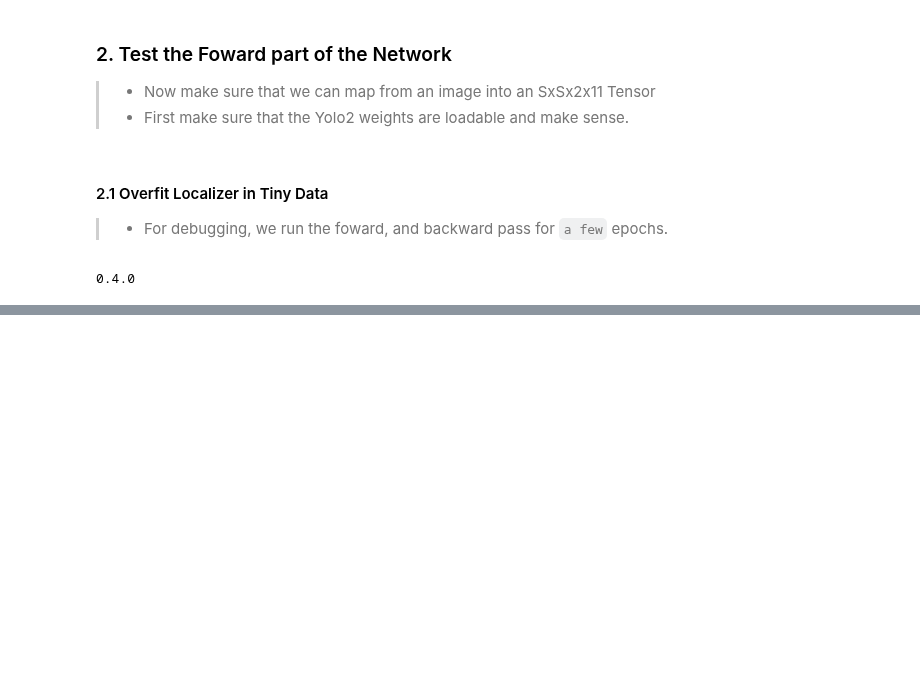
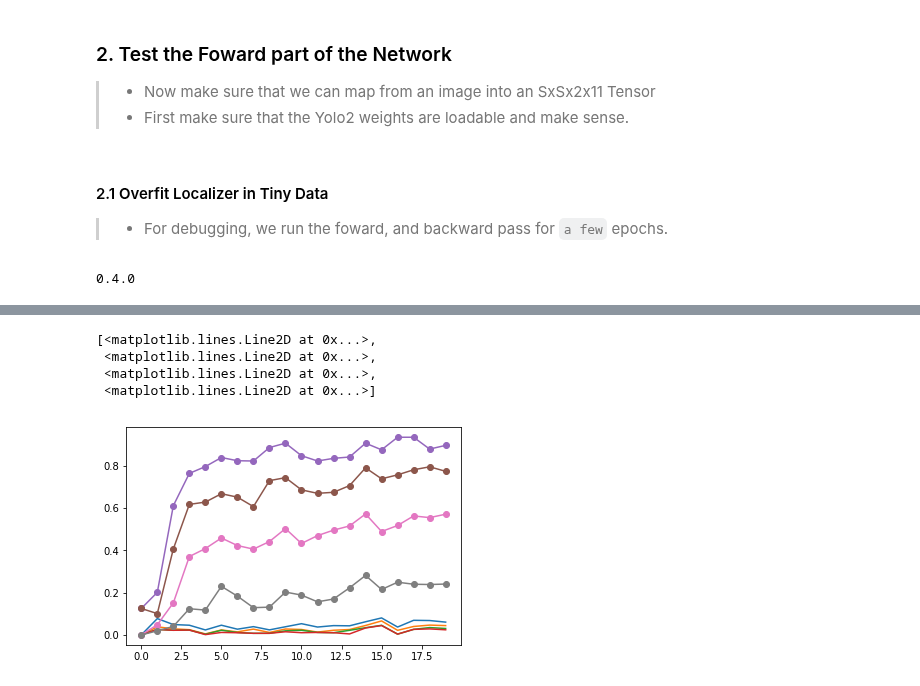
Before and after one commit to jlikhuva/NutritionProject, a Jupyter notebook: Localizer/prototypes.ipynb, the cells around one changed output, grey strips where cells are left out. Drawn from its saved outputs; the diff is of its cells as text; code cells hidden in the pictures; blank space fills up the shorter version.

```diff
--- a/Localizer/prototypes.ipynb
+++ b/Localizer/prototypes.ipynb
@@ -122,7 +122,13 @@ plot(train_losses, dev_losses, title='Loss Curves')
 # %%
-# plt.plot(dev_map)
-# plt.plot(train_map, '-o')
-# plt.savefig('goals.png')
+plt.plot(dev_map)
+plt.plot(train_map, '-o')
+# plt.savefig('goals2.png')
+# %% [output]
+[<matplotlib.lines.Line2D at 0x...>,
+ <matplotlib.lines.Line2D at 0x...>,
+ <matplotlib.lines.Line2D at 0x...>,
+ <matplotlib.lines.Line2D at 0x...>]
+[figure, added]
 # %%
 def calculate_mean_image():
     '''
```
Also changed, not shown: parts of 3 cells of this notebook, 2 other files.
